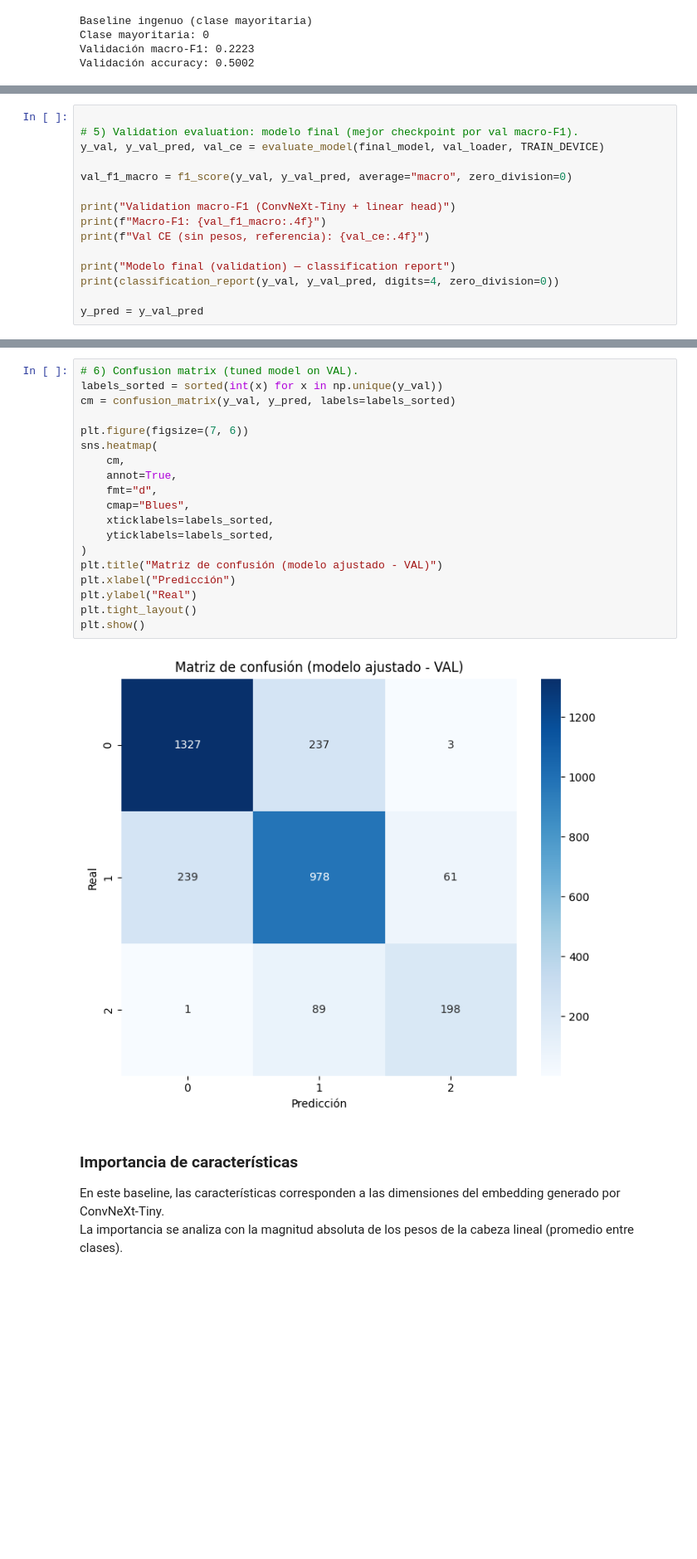
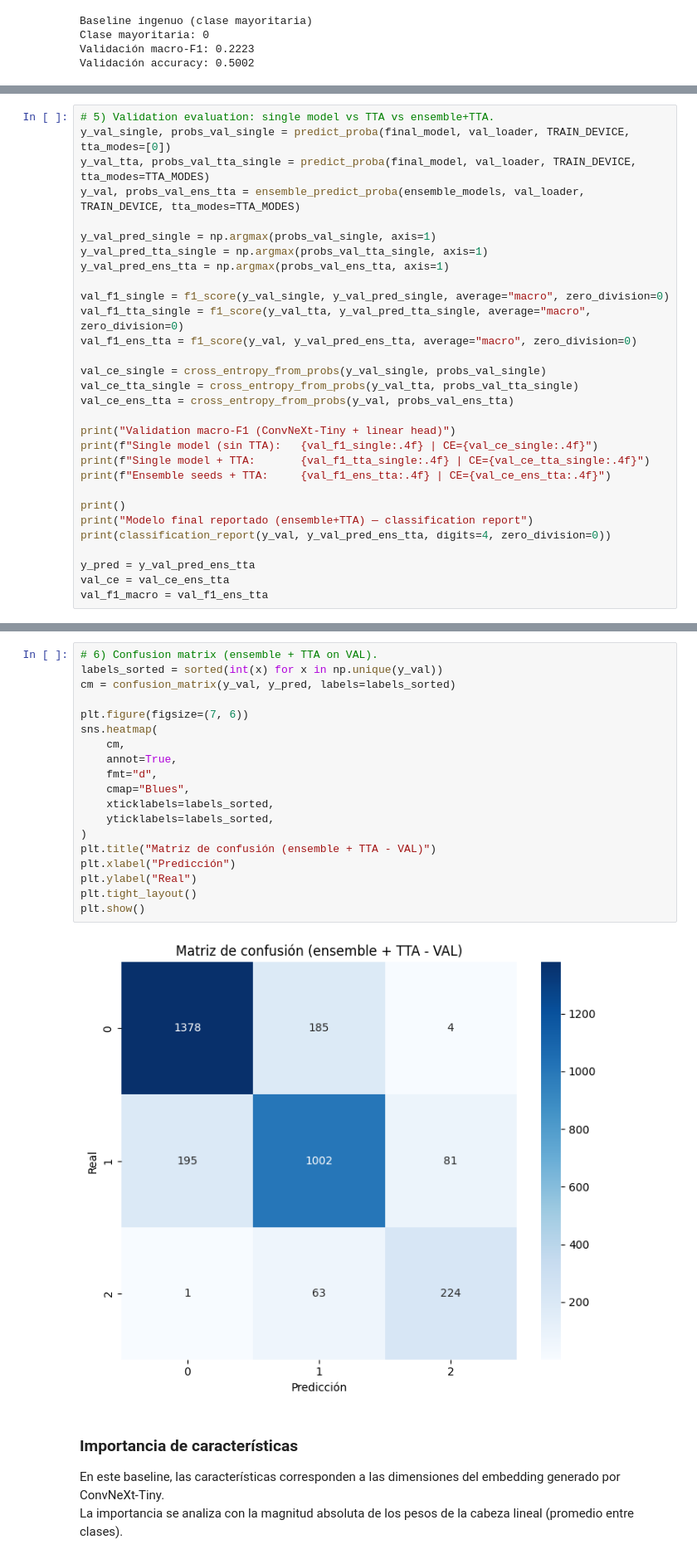
Before and after one commit to magdaleno88/Sam_Oct_IA, a Jupyter notebook: notebooks/Avance4_Equipo21_ConvNeXt-Tiny.ipynb, the cells around one changed output, grey strips where cells are left out. Shown at 83% size. Saved outputs shown, nothing was run; the diff lists cells and outputs as text; blank space fills up the shorter version.

Commit message:
Adding changes to the ConvNeXt model

```diff
--- a/notebooks/Avance4_Equipo21_ConvNeXt-Tiny.ipynb
+++ b/notebooks/Avance4_Equipo21_ConvNeXt-Tiny.ipynb
@@ -1234,17 +1577,32 @@ Esto permite justificar no solo si el modelo mejora, sino también por qué mejo
 # %%
+# 5) Validation evaluation: single model vs TTA vs ensemble+TTA.
+y_val_single, probs_val_single = predict_proba(final_model, val_loader, TRAIN_DEVICE, tta_modes=[0])
+y_val_tta, probs_val_tta_single = predict_proba(final_model, val_loader, TRAIN_DEVICE, tta_modes=TTA_MODES)
+y_val, probs_val_ens_tta = ensemble_predict_proba(ensemble_models, val_loader, TRAIN_DEVICE, tta_modes=TTA_MODES)
 
-# 5) Validation evaluation: modelo final (mejor checkpoint por val macro-F1).
-y_val, y_val_pred, val_ce = evaluate_model(final_model, val_loader, TRAIN_DEVICE)
+y_val_pred_single = np.argmax(probs_val_single, axis=1)
+y_val_pred_tta_single = np.argmax(probs_val_tta_single, axis=1)
+y_val_pred_ens_tta = np.argmax(probs_val_ens_tta, axis=1)
 
-val_f1_macro = f1_score(y_val, y_val_pred, average="macro", zero_division=0)
+val_f1_single = f1_score(y_val_single, y_val_pred_single, average="macro", zero_division=0)
+val_f1_tta_single = f1_score(y_val_tta, y_val_pred_tta_single, average="macro", zero_division=0)
+val_f1_ens_tta = f1_score(y_val, y_val_pred_ens_tta, average="macro", zero_division=0)
+
+val_ce_single = cross_entropy_from_probs(y_val_single, probs_val_single)
+val_ce_tta_single = cross_entropy_from_probs(y_val_tta, probs_val_tta_single)
+val_ce_ens_tta = cross_entropy_from_probs(y_val, probs_val_ens_tta)
 
 print("Validation macro-F1 (ConvNeXt-Tiny + linear head)")
-print(f"Macro-F1: {val_f1_macro:.4f}")
-print(f"Val CE (sin pesos, referencia): {val_ce:.4f}")
+print(f"Single model (sin TTA):   {val_f1_single:.4f} | CE={val_ce_single:.4f}")
+print(f"Single model + TTA:       {val_f1_tta_single:.4f} | CE={val_ce_tta_single:.4f}")
+print(f"Ensemble seeds + TTA:     {val_f1_ens_tta:.4f} | CE={val_ce_ens_tta:.4f}")
 
-print("Modelo final (validation) — classification report")
-print(classification_report(y_val, y_val_pred, digits=4, zero_division=0))
+print()
+print("Modelo final reportado (ensemble+TTA) — classification report")
+print(classification_report(y_val, y_val_pred_ens_tta, digits=4, zero_division=0))
 
-y_pred = y_val_pred
+y_pred = y_val_pred_ens_tta
+val_ce = val_ce_ens_tta
+val_f1_macro = val_f1_ens_tta
 # %% [output]
 Validation macro-F1 (ConvNeXt-Tiny + linear head)
@@ -1286,24 +1651,24 @@ Train CE (referencia): 0.4918
 # %%
-# 6) Confusion matrix (tuned model on VAL).
+# 6) Confusion matrix (ensemble + TTA on VAL).
 labels_sorted = sorted(int(x) for x in np.unique(y_val))
 cm = confusion_matrix(y_val, y_pred, labels=labels_sorted)
 
 plt.figure(figsize=(7, 6))
 sns.heatmap(
     cm,
     annot=True,
     fmt="d",
     cmap="Blues",
     xticklabels=labels_sorted,
     yticklabels=labels_sorted,
 )
-plt.title("Matriz de confusión (modelo ajustado - VAL)")
+plt.title("Matriz de confusión (ensemble + TTA - VAL)")
 plt.xlabel("Predicción")
 plt.ylabel("Real")
 plt.tight_layout()
 plt.show()
 # %% [output]
-[figure, old version]
+[figure, new version]
 # %% [markdown]
 
 ### Importancia de características
```
Also changed, not shown: parts of 17 cells of this notebook.
